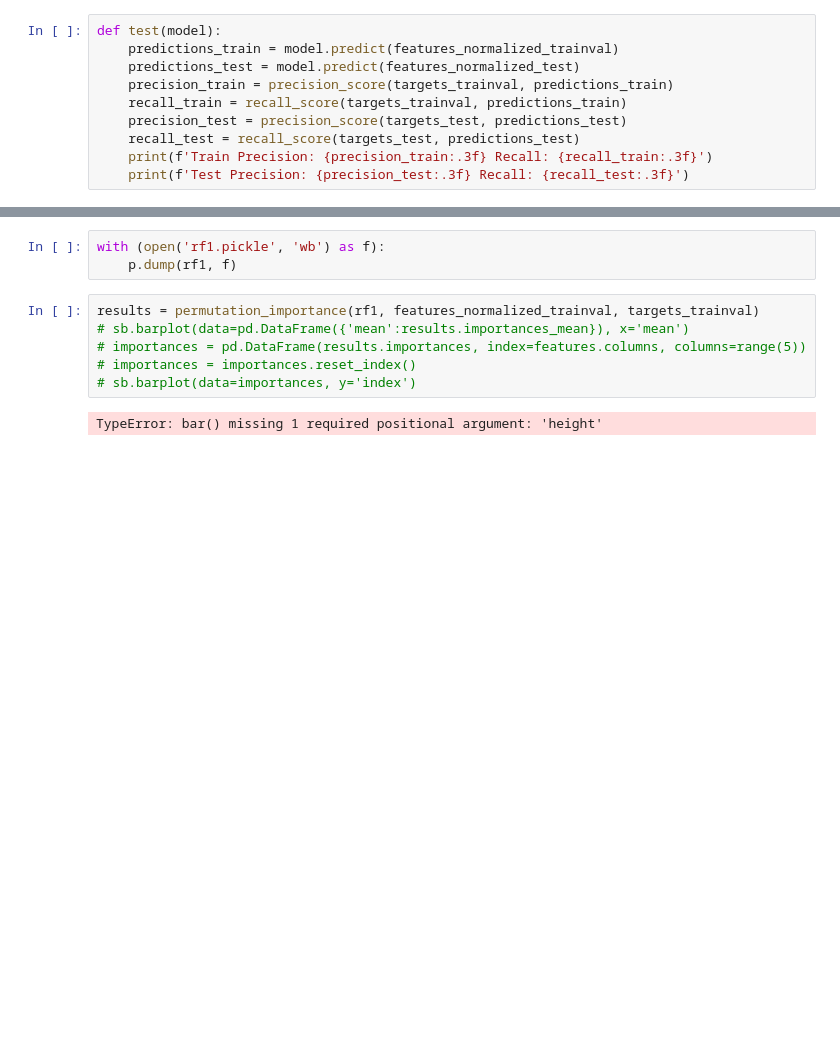
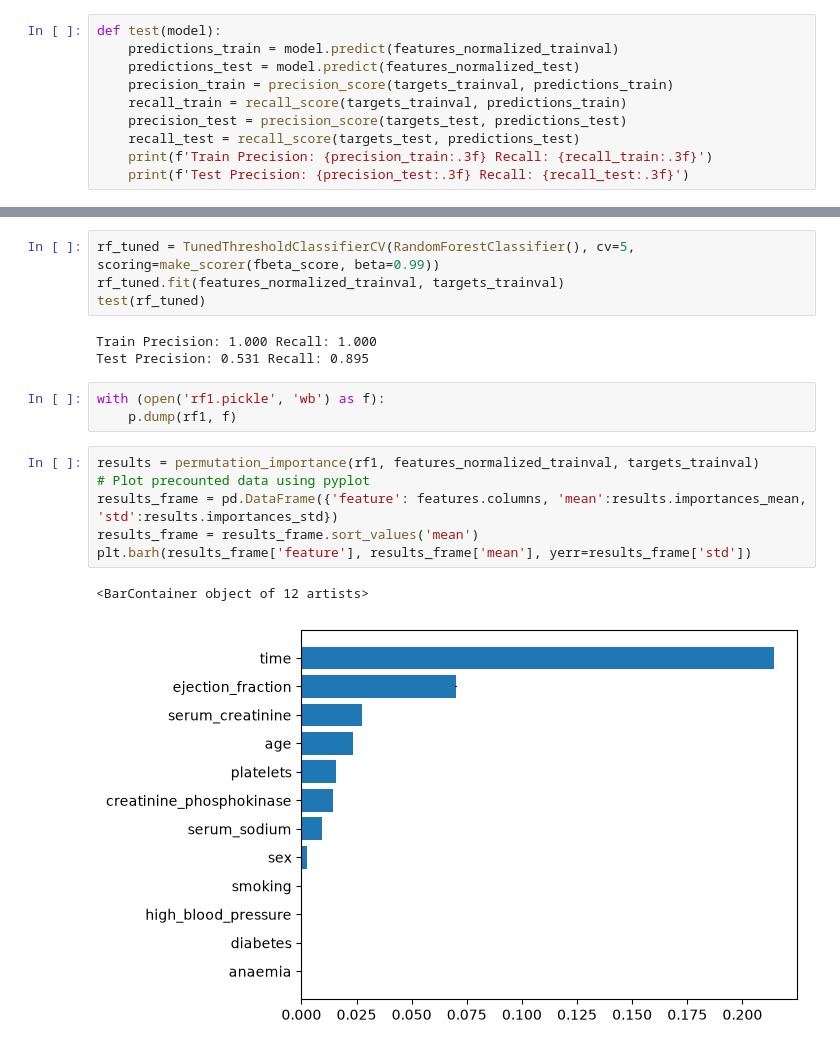
Before and after one commit to lavima/itf31519_2026, a Jupyter notebook: production_interpretability_ethics/workshop_0311.ipynb, the cells around one changed output, grey strips where cells are left out. Cells and saved outputs as stored; diff of their text form; blank space fills up the shorter version.

```diff
--- a/production_interpretability_ethics/workshop_0311.ipynb
+++ b/production_interpretability_ethics/workshop_0311.ipynb
@@ -143,11 +149,19 @@ Test Precision: 0.000 Recall: 0.000
+# %%
+rf_tuned = TunedThresholdClassifierCV(RandomForestClassifier(), cv=5, scoring=make_scorer(fbeta_score, beta=0.99))
+rf_tuned.fit(features_normalized_trainval, targets_trainval)
+test(rf_tuned)
+# %% [output]
+Train Precision: 1.000 Recall: 1.000
+Test Precision: 0.531 Recall: 0.895
 # %%
 with (open('rf1.pickle', 'wb') as f):
     p.dump(rf1, f)
 # %%
 results = permutation_importance(rf1, features_normalized_trainval, targets_trainval)
-# sb.barplot(data=pd.DataFrame({'mean':results.importances_mean}), x='mean')
-# importances = pd.DataFrame(results.importances, index=features.columns, columns=range(5))
-# importances = importances.reset_index()
-# sb.barplot(data=importances, y='index')
+# Plot precounted data using pyplot
+results_frame = pd.DataFrame({'feature': features.columns, 'mean':results.importances_mean, 'std':results.importances_std})
+results_frame = results_frame.sort_values('mean')
+plt.barh(results_frame['feature'], results_frame['mean'], yerr=results_frame['std'])
 # %% [output]
-TypeError: bar() missing 1 required positional argument: 'height'
+<BarContainer object of 12 artists>
+[figure, added]
```
Also changed, not shown: parts of 8 cells of this notebook.
